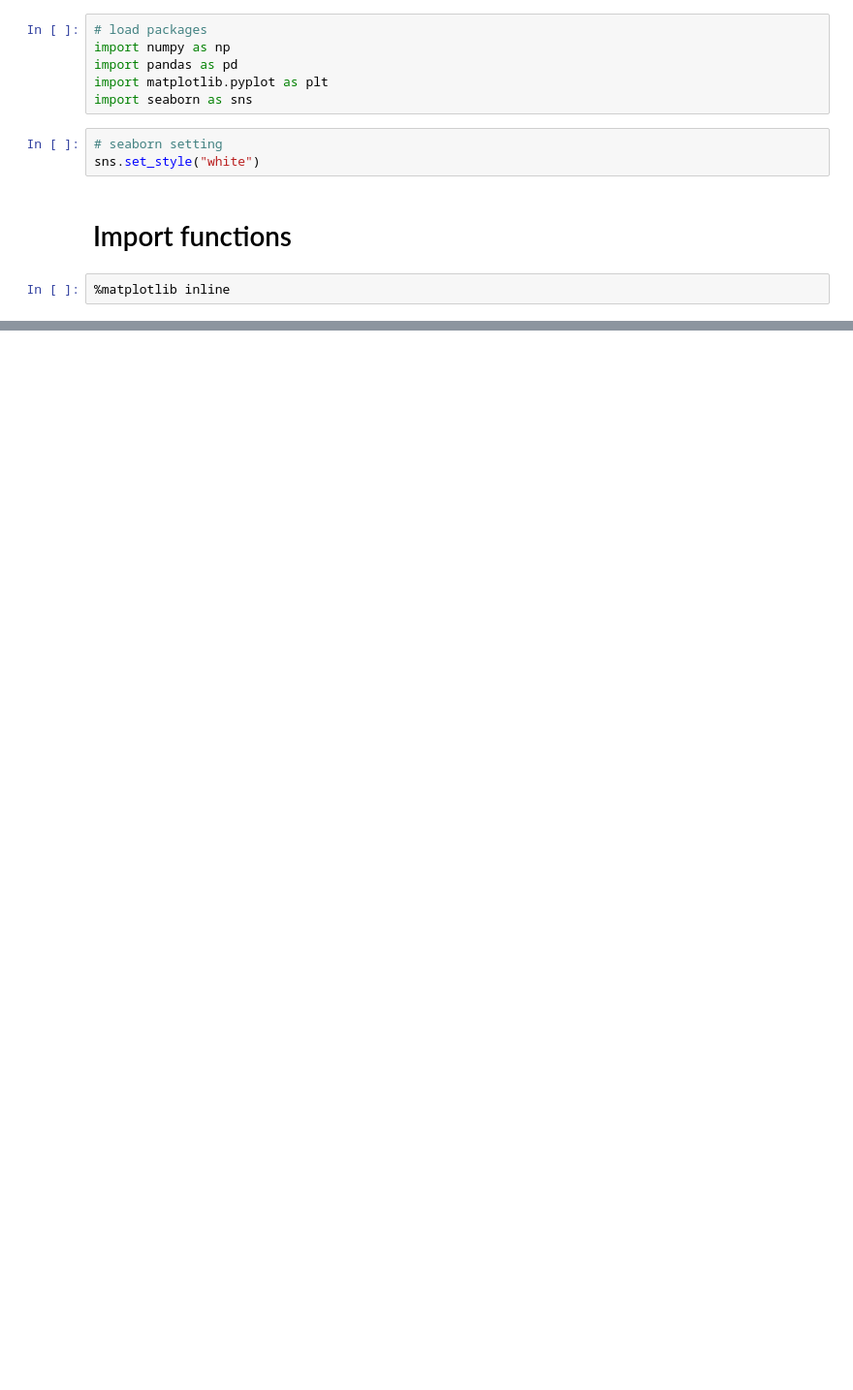
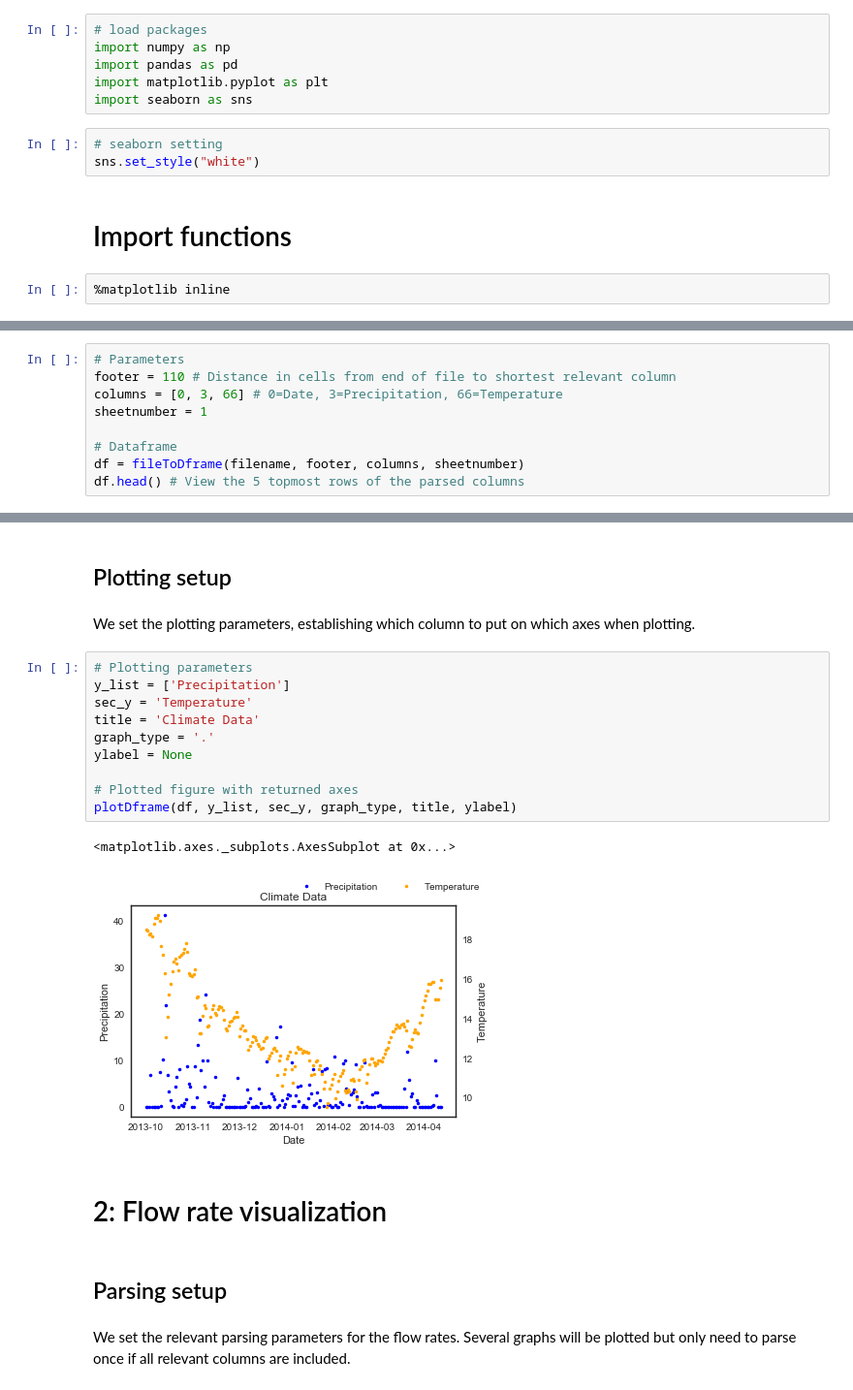
Before and after one commit to JoneBakkevig/intern_ugent, a Jupyter notebook: excelparse.ipynb, the cells around one changed output, grey strips where cells are left out. Shown at 97% size. Drawn from its saved outputs; the diff is of its cells as text; blank space fills up the shorter version.

```diff
--- a/excelparse.ipynb
+++ b/excelparse.ipynb
@@ -74,0 +26,9 @@ plotDframe(df2, y_list, sec_y, graph_type, title, ylabel)
+# %%
+# Parameters
+footer = 110 # Distance in cells from end of file to shortest relevant column
+columns = [0, 3, 66] # 0=Date, 3=Precipitation, 66=Temperature
+sheetnumber = 1
+
+# Dataframe
+df = fileToDframe(filename, footer, columns, sheetnumber)
+df.head() # View the 5 topmost rows of the parsed columns
@@ -74,0 +42,23 @@ plotDframe(df2, y_list, sec_y, graph_type, title, ylabel)
+# %% [markdown]
+## Plotting setup
+# %% [markdown]
+We set the plotting parameters, establishing which column to put on which axes when plotting.
+# %%
+# Plotting parameters
+y_list = ['Precipitation']
+sec_y = 'Temperature'
+title = 'Climate Data'
+graph_type = '.'
+ylabel = None
+
+# Plotted figure with returned axes
+plotDframe(df, y_list, sec_y, graph_type, title, ylabel)
+# %% [output]
+<matplotlib.axes._subplots.AxesSubplot at 0x...>
+[figure, added]
+# %% [markdown]
+# 2: Flow rate visualization
+# %% [markdown]
+## Parsing setup
+# %% [markdown]
+We set the relevant parsing parameters for the flow rates. Several graphs will be plotted but only need to parse once if all relevant columns are included.
```
Also changed, not shown: parts of 51 cells of this notebook, 2 other files.
